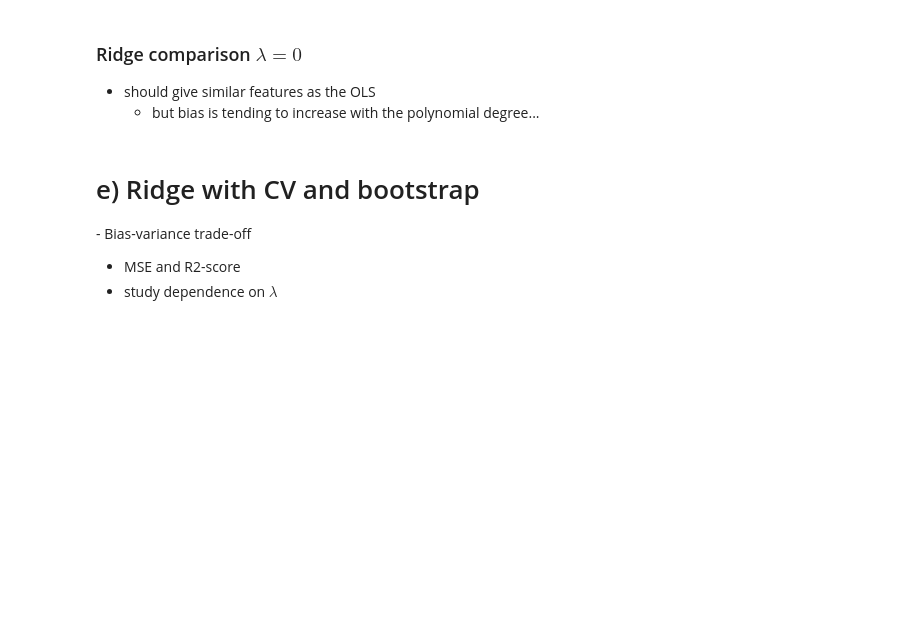
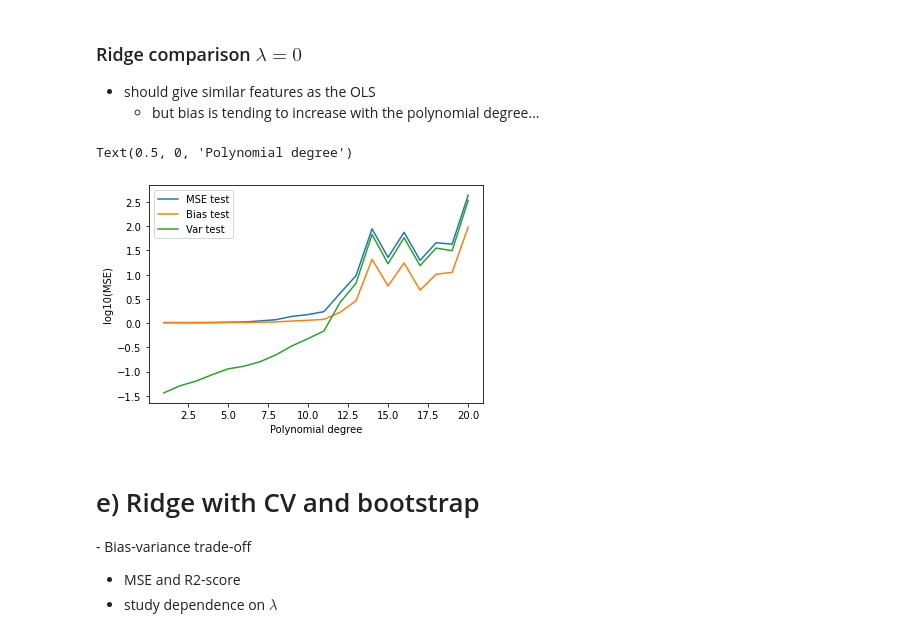
Before and after one commit to johanage/ada_ml_project1, a Jupyter notebook: Project1.ipynb, the cells around one changed output. Saved outputs shown, nothing was run; the diff lists cells and outputs as text; code cells hidden in the pictures; blank space fills up the shorter version.

```diff
--- a/Project1.ipynb
+++ b/Project1.ipynb
@@ -464,28 +599,34 @@ plt.xlabel("Polynomial degree")
     - but bias is tending to increase with the polynomial degree...
 # %%
 import importlib; import project1; importlib.reload(project1); from project1.project1 import *
-model_complexity = 20
-x, y = np.meshgrid(np.arange(0,1,0.05),np.arange(0,1,0.05))
-xvec = np.array([x,y])
-z = FrankeFunction(**{'x%i'%i: xvec[i] for i in range(len(xvec))})
-noise = np.random.normal(0,1,size=z.shape)
-znoisy = z + noise
-k = 5
-mses_train, var_train, bias_train, variance_train = np.zeros((model_complexity, k)), np.zeros((model_complexity,k)),np.zeros((model_complexity, k)), np.zeros((model_complexity,k))
-mses_test, var_test, bias_test, variance_test = np.zeros((model_complexity, k)), np.zeros((model_complexity, k)),np.zeros((model_complexity, k)), np.zeros((model_complexity, k))
+mses_train, var_train, bias_train = np.zeros((model_complexity)), np.zeros((model_complexity)),np.zeros((model_complexity))
+mses_test, var_test, bias_test = np.zeros((model_complexity)), np.zeros((model_complexity)),np.zeros((model_complexity))
 for p in range(1,model_complexity+1):
-    mses_train[p-1], mses_test[p-1], bias_train[p-1], bias_test[p-1], var_train[p-1], var_test[p-1] = cross_validation(data = znoisy, xvec = xvec, k = k, p = p, method = "ridge", lmbda=0, scale_centering=True)
+    ztrain, ztest, ztilde_train, ztilde_test = cross_validation(data = znoisy,
+                                                                splits = splits,
+                                                                xvec = np.array([x, y]),
+                                                                k = k, p = p,
+                                                                method = "ridge",
+                                                                lmbda = 0,
+                                                                sscale_centering=True)
+    mses_train[p-1] = np.nanmean((ztrain - ztilde_train)**2)
+    bias_train[p-1] = np.nanmean((ztrain - np.nanmean(ztilde_train, axis=1, keepdims=True))**2)
+    var_train[p-1] = np.nanmean(np.nanvar(ztilde_train, axis=1))
+
+    mses_test[p-1] = np.nanmean((ztest - ztilde_test)**2)
+    bias_test[p-1] = np.nanmean((ztest - np.nanmean(ztilde_test, axis=1, keepdims=True))**2)
+    var_test[p-1] = np.nanmean(np.nanvar(ztilde_test, axis=1))
 # plot log10(MSE) wrt polynomial degree
 ps = [i for i in range(1,model_complexity+1)]
-#plt.plot(ps, np.log10(np.mean(mses_train, axis = 1)), label="MSE train")
-plt.plot(ps, np.log10(np.mean(mses_test, axis = 1)), label="MSE test")
-#plt.plot(ps, np.log10(np.mean(bias_train, axis = 1)), label="Bias train")
-plt.plot(ps, np.log10(np.mean(bias_test, axis = 1)), label="Bias test")
-#plt.plot(ps, np.log10(np.mean(var_train, axis = 1)), label="Var train")
-plt.plot(ps, np.log10(np.mean(var_test, axis = 1)), label="Var test")
+plt.plot(ps, np.log10(mses_test), label="MSE test")
+plt.plot(ps, np.log10(bias_test), label="Bias test")
+plt.plot(ps, np.log10(var_test), label="Var test")
 plt.legend()
 plt.ylabel("log10(MSE)")
 plt.xlabel("Polynomial degree")
+# %% [output]
+Text(0.5, 0, 'Polynomial degree')
+[figure, added]
 # %% [markdown]
 # e) Ridge with CV and bootstrap
 - Bias-variance trade-off
```
Also changed, not shown: parts of 57 cells of this notebook, 1 other file.
